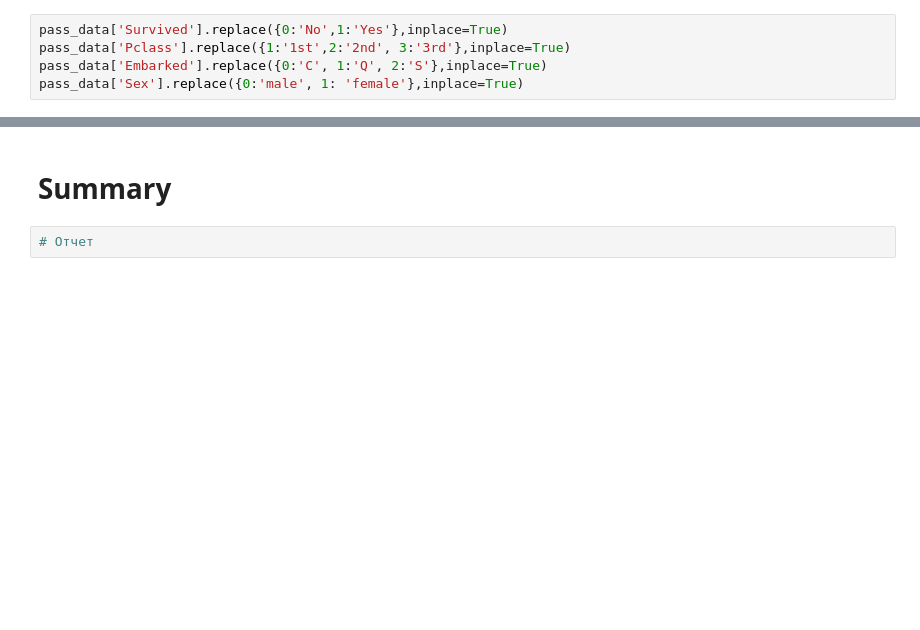
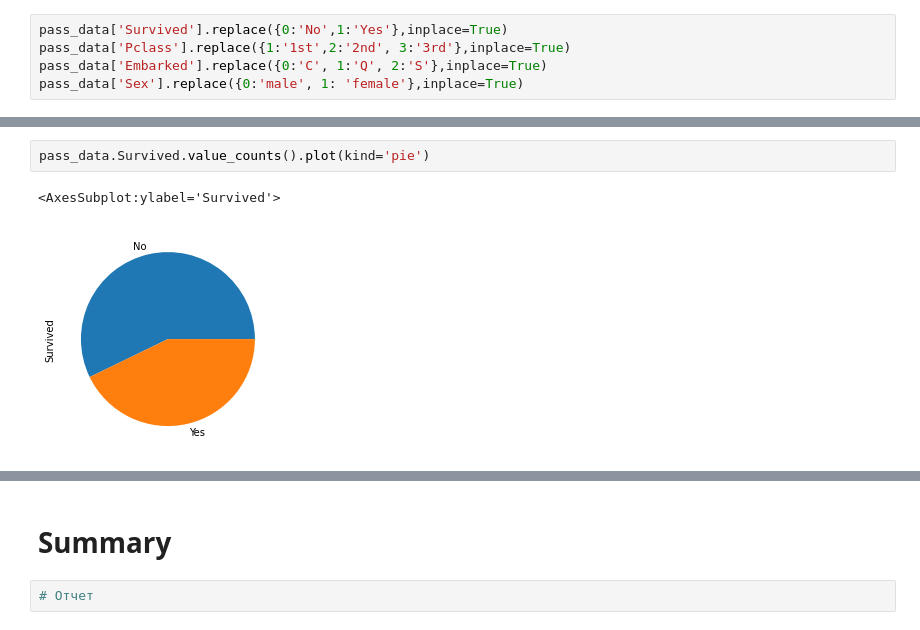
Before and after one commit to Anetta314159/2_data_exploration, a Jupyter notebook: eda.ipynb, the cells around one changed output, grey strips where cells are left out. Saved outputs shown, nothing was run; the diff lists cells and outputs as text; blank space fills up the shorter version.

```diff
--- a/eda.ipynb
+++ b/eda.ipynb
@@ -154,0 +156,5 @@ pass_data.Survived.hist(legend=True, alpha=0.5)
+# %%
+pass_data.Survived.value_counts().plot(kind='pie')
+# %% [output]
+<AxesSubplot:ylabel='Survived'>
+[figure, added]
```
Also changed, not shown: parts of 29 cells of this notebook.
